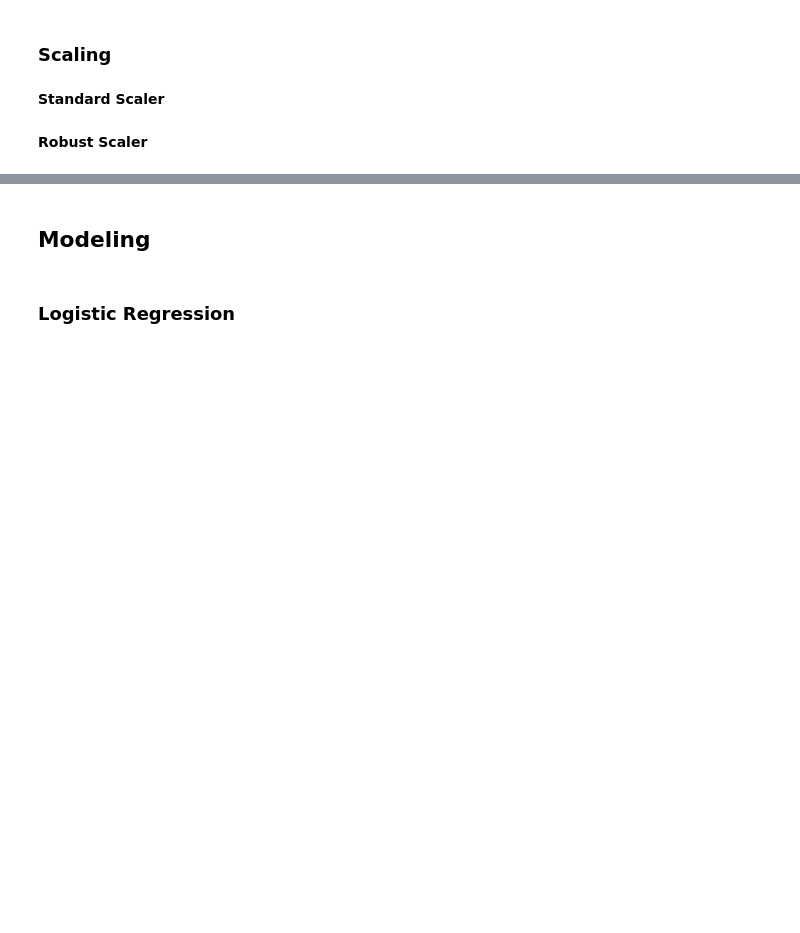
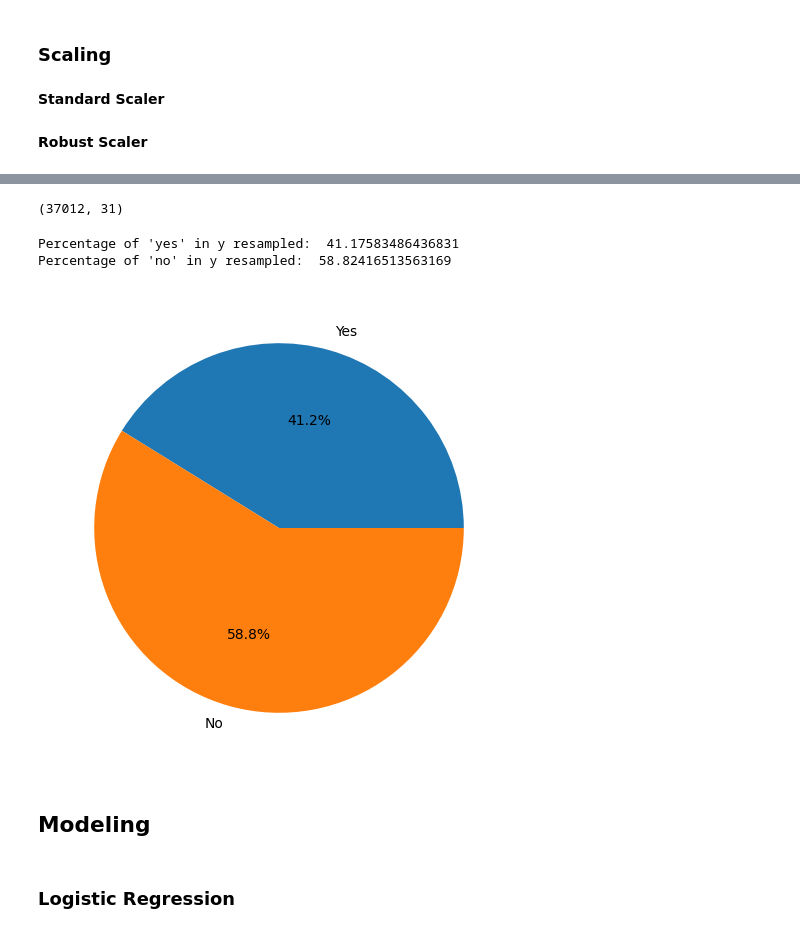
Before and after one commit to ShaherSaaed/AMIT, a Jupyter notebook: Projects/ML Final Project - Bank Sales/Supervised_Learning_Final_Project.ipynb, the cells around one changed output, grey strips where cells are left out. Cells and saved outputs as stored; diff of their text form; code cells hidden in the pictures; blank space fills up the shorter version.

```diff
--- a/Projects/ML Final Project - Bank Sales/Supervised_Learning_Final_Project.ipynb
+++ b/Projects/ML Final Project - Bank Sales/Supervised_Learning_Final_Project.ipynb
@@ -514,0 +434,4 @@ y's shapes:  (34836,) (8709,)
+# %%
+smote = SMOTE(random_state=42, sampling_strategy=0.7)
+# %%
+X_train_resampled_std, y_train_resampled = smote.fit_resample(X_train_std, y_train)
@@ -515,3 +440,32 @@ y's shapes:  (34836,) (8709,)
+# %%
+data_resampled_std = pd.concat([X_train_resampled_std, y_train_resampled.rename_axis('y')], axis=1)
+data_resampled.shape
+# %% [output]
+(37012, 31)
+# %%
+yes_resampled_count = (data_resampled_std['y'] == 1).sum()
+no_resampled_count = (data_resampled_std['y'] == 0).sum()
+
+total_count = len(data_resampled_std)
+
+yes_resampled_percentage = (yes_resampled_count / total_count) * 100
+no_resampled_percentage = (no_resampled_count / total_count) * 100
+
+print("Percentage of 'yes' in y resampled: ", yes_resampled_percentage)
+print("Percentage of 'no' in y resampled: ", no_resampled_percentage)
+# %% [output]
+Percentage of 'yes' in y resampled:  41.17583486436831
+Percentage of 'no' in y resampled:  58.82416513563169
+# %%
+labels = ['Yes', 'No']
+values = [yes_resampled_percentage, no_resampled_percentage]
+
+plt.figure(figsize=(10, 6))
+plt.pie(values, labels=labels, autopct='%1.1f%%')
+plt.axis=('equal')
+plt.show()
+# %% [output]
+[figure, added]
 # %% [markdown]
 ## Modeling
 # %% [markdown]
```
Also changed, not shown: parts of 53 cells of this notebook, 1 other file.
